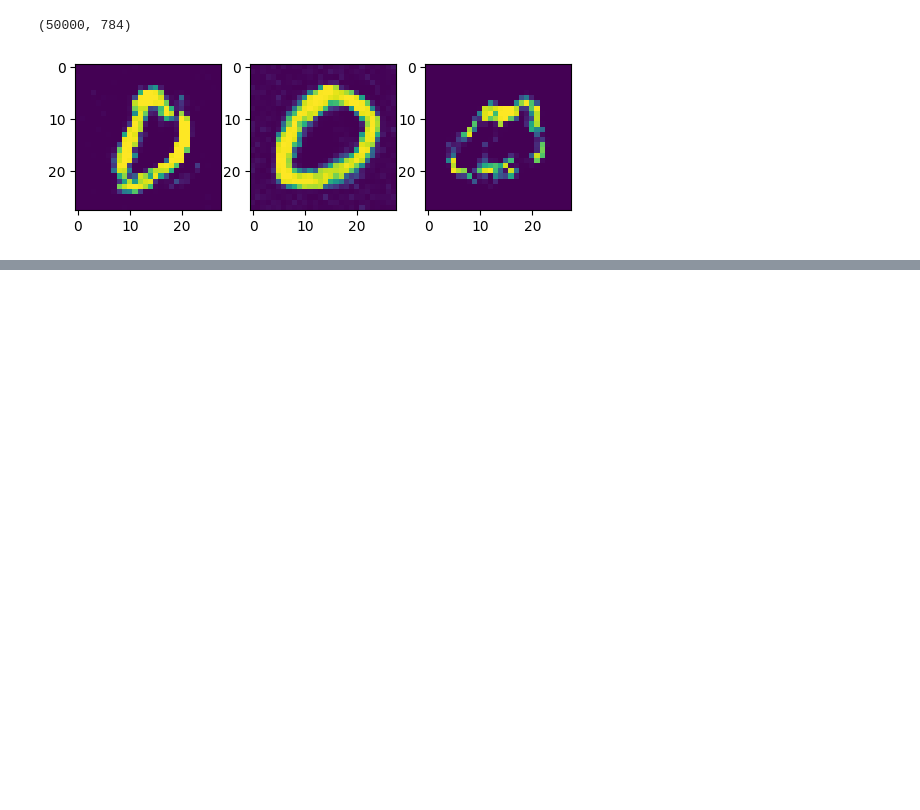
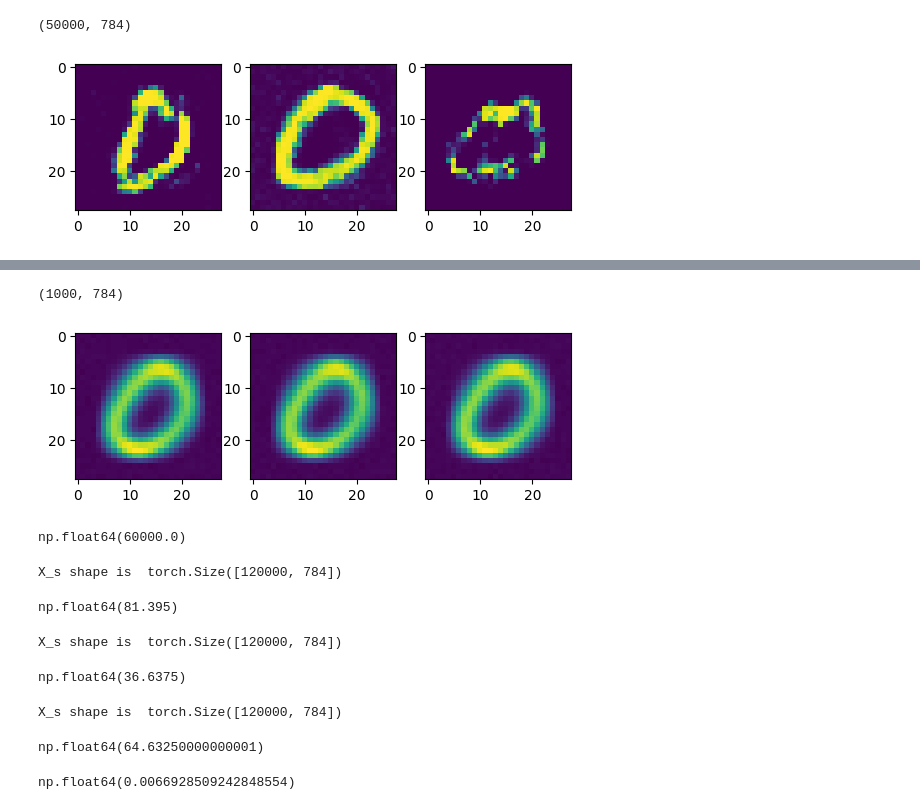
Before and after one commit to elfirdoussilab1/Synthetic-data, a Jupyter notebook: test_utils.ipynb, the cells around one changed output, grey strips where cells are left out. Saved outputs shown, nothing was run; the diff lists cells and outputs as text; code cells hidden in the pictures; blank space fills up the shorter version.

```diff
--- a/test_utils.ipynb
+++ b/test_utils.ipynb
@@ -743,0 +766,41 @@ for i, img in enumerate(imgs):
+# %%
+X_s = test_data.X_s
+print(X_s.shape)
+import matplotlib.pyplot as plt
+
+imgs = X_s[:3]
+fig, ax = plt.subplots(1, 3)
+for i, img in enumerate(imgs):
+    ax[i].imshow(img.reshape(28, 28))
+# %% [output]
+(1000, 784)
+[figure, added]
+# %%
+y.sum()
+# %% [output]
+np.float64(60000.0)
+# %%
+from utils import *
+path = './models/verifier-m-12000-gaussian-True-acc-90.pth'
+verification_perc(path, 0.001)
+# %% [output]
+X_s shape is  torch.Size([120000, 784])
+np.float64(81.395)
+# %%
+verification_perc(path, 0.005)
+# %% [output]
+X_s shape is  torch.Size([120000, 784])
+np.float64(36.6375)
+# %%
+verification_perc(path, 0.002)
+# %% [output]
+X_s shape is  torch.Size([120000, 784])
+np.float64(64.63250000000001)
+# %%
+import numpy as np
+def sigmoid(x):
+    return 1 / (1 + np.exp(-x))
+
+sigmoid(-5)
+# %% [output]
+np.float64(0.0066928509242848554)
```
Also changed, not shown: parts of 3 cells of this notebook, 10 other files.
